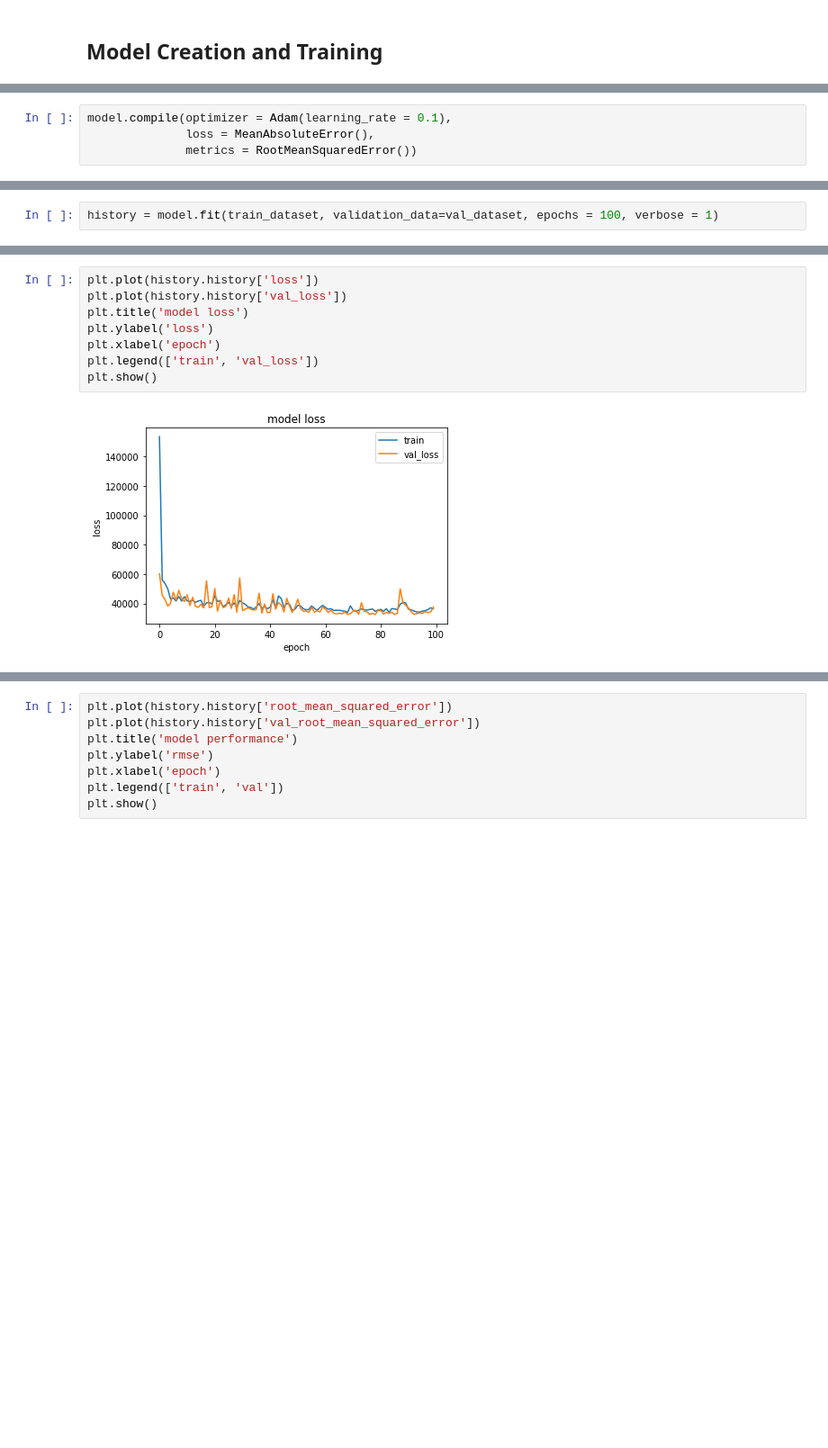
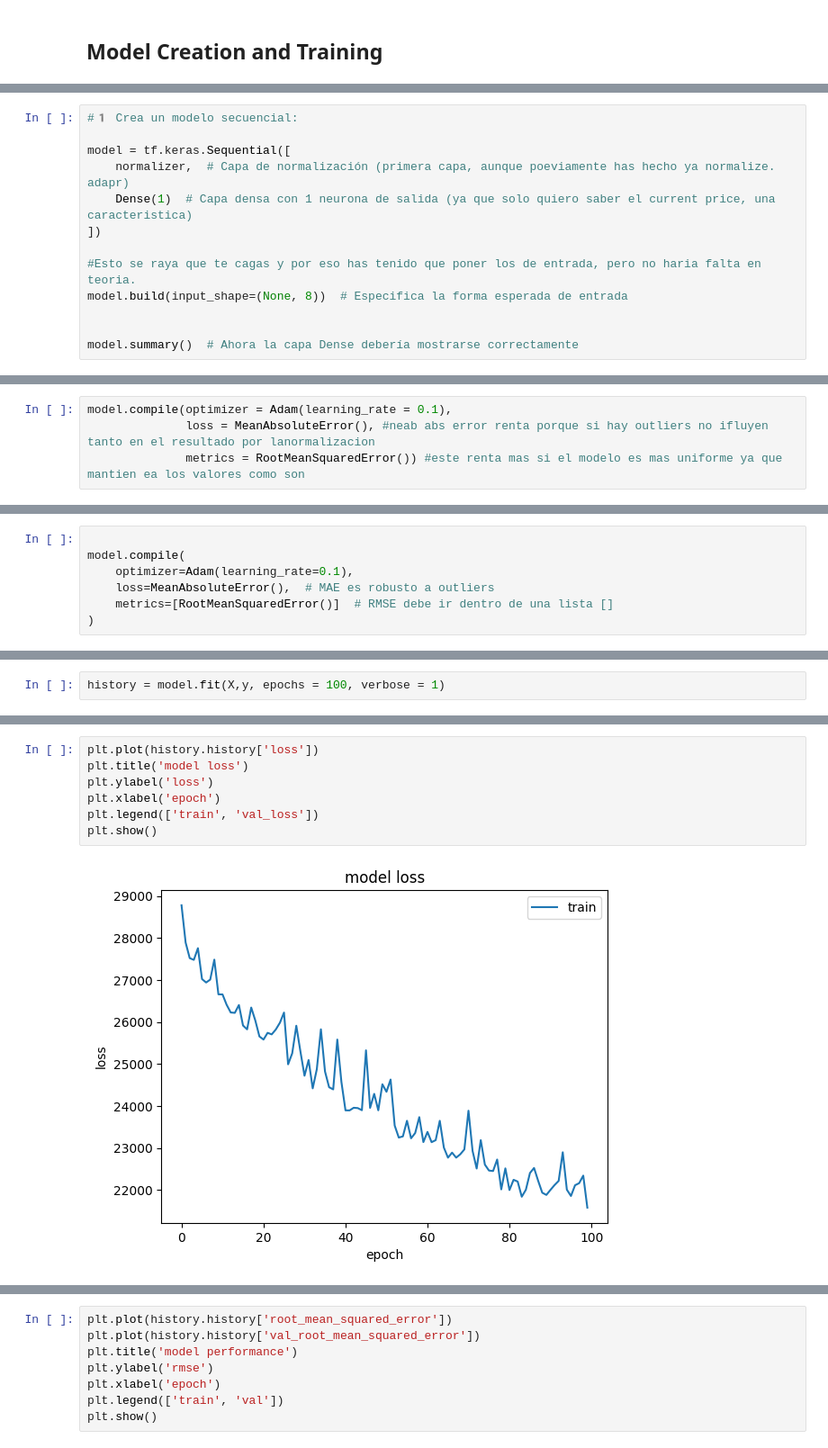
Before and after one commit to Juanjomm2001/deep-learning-with-tensorflow-2, a Jupyter notebook: deep learning for computer vision/1-Linear Regression for Predicting Price of second hand Cars by Neuralearn.ai-.ipynb, the cells around one changed output, grey strips where cells are left out. Shown at 90% size. Drawn from its saved outputs; the diff is of its cells as text; blank space fills up the shorter version.

```diff
--- a/deep learning for computer vision/1-Linear Regression for Predicting Price of second hand Cars by Neuralearn.ai-.ipynb
+++ b/deep learning for computer vision/1-Linear Regression for Predicting Price of second hand Cars by Neuralearn.ai-.ipynb
@@ -216,0 +259,13 @@ tf.Tensor(
+# %%
+#1️ Crea un modelo secuencial:
+
+model = tf.keras.Sequential([
+    normalizer,  # Capa de normalización (primera capa, aunque poeviamente has hecho ya normalize. adapr)
+    Dense(1)  # Capa densa con 1 neurona de salida (ya que solo quiero saber el current price, una caracteristica)
+])
+
+#Esto se raya que te cagas y por eso has tenido que poner los de entrada, pero no haria falta en teoria.
+model.build(input_shape=(None, 8))  # Especifica la forma esperada de entrada
+
+
+model.summary()  # Ahora la capa Dense debería mostrarse correctamente
@@ -249,0 +321,4 @@ tf.keras.utils.plot_model(model, to_file = "model.png", show_shapes=True)
+# %%
+model.compile(optimizer = Adam(learning_rate = 0.1),
+              loss = MeanAbsoluteError(), #neab abs error renta porque si hay outliers no ifluyen tanto en el resultado por lanormalizacion
+              metrics = RootMeanSquaredError()) #este renta mas si el modelo es mas uniforme ya que mantien ea los valores como son
@@ -250,4 +349,7 @@ tf.keras.utils.plot_model(model, to_file = "model.png", show_shapes=True)
 # %%
-model.compile(optimizer = Adam(learning_rate = 0.1),
-              loss = MeanAbsoluteError(),
-              metrics = RootMeanSquaredError())
+
+model.compile(
+    optimizer=Adam(learning_rate=0.1),
+    loss=MeanAbsoluteError(),  # MAE es robusto a outliers
+    metrics=[RootMeanSquaredError()]  # RMSE debe ir dentro de una lista []
+)
@@ -254,4 +365,4 @@ model.compile(optimizer = Adam(learning_rate = 0.1),
 # %%
-history = model.fit(train_dataset, validation_data=val_dataset, epochs = 100, verbose = 1)
+history = model.fit(X,y, epochs = 100, verbose = 1)
 # %% [output]
 Epoch 1/100
@@ -274,10 +385,9 @@ Epoch 100/100
 # %%
 plt.plot(history.history['loss'])
-plt.plot(history.history['val_loss'])
 plt.title('model loss')
 plt.ylabel('loss')
 plt.xlabel('epoch')
 plt.legend(['train', 'val_loss'])
 plt.show()
 # %% [output]
-[figure, old version]
+[figure, new version]
```
Also changed, not shown: parts of 47 cells of this notebook, 3 other files.
